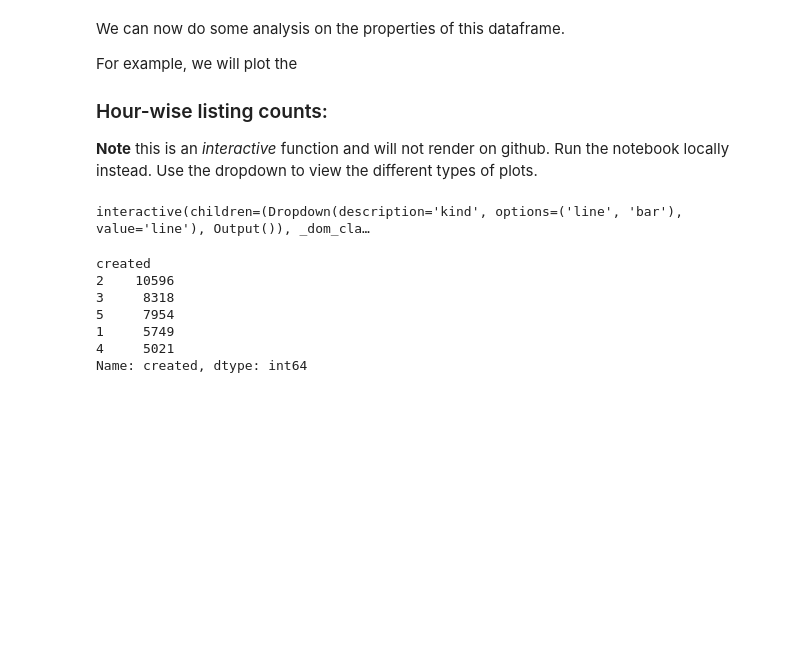
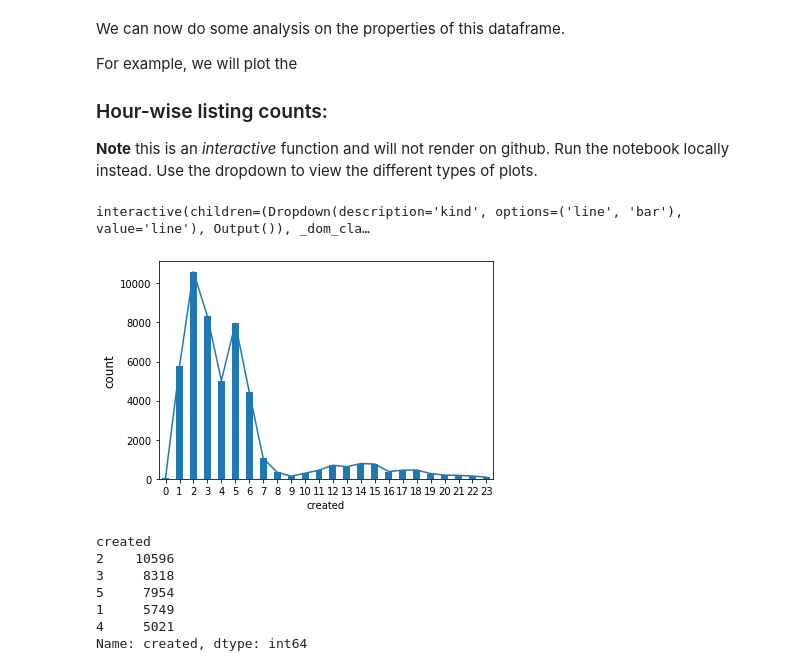
Before and after one commit to SinaKhalili/kaggle-data-analysis, a Jupyter notebook: exploratory-data-analysis.ipynb, the cells around one changed output. Drawn from its saved outputs; the diff is of its cells as text; code cells hidden in the pictures; blank space fills up the shorter version.

```diff
--- a/exploratory-data-analysis.ipynb
+++ b/exploratory-data-analysis.ipynb
@@ -82,14 +96,18 @@ For example, we will plot the
 # %%
 hours = df['created'].groupby(
     df["created"].dt.hour
 ).count()
 
 @interact
 def show_hour_plot(kind=['line', 'bar']):
     plt.ylabel('count', fontsize=12)
     hours.plot(kind=kind);
+
+show_hour_plot("bar")
+show_hour_plot("line")
 # %% [output]
 interactive(children=(Dropdown(description='kind', options=('line', 'bar'), value='line'), Output()), _dom_cla…
+[figure, added]
 # %%
 hours.nlargest(5)
 # %% [output]
```
Also changed, not shown: parts of 18 cells of this notebook.
